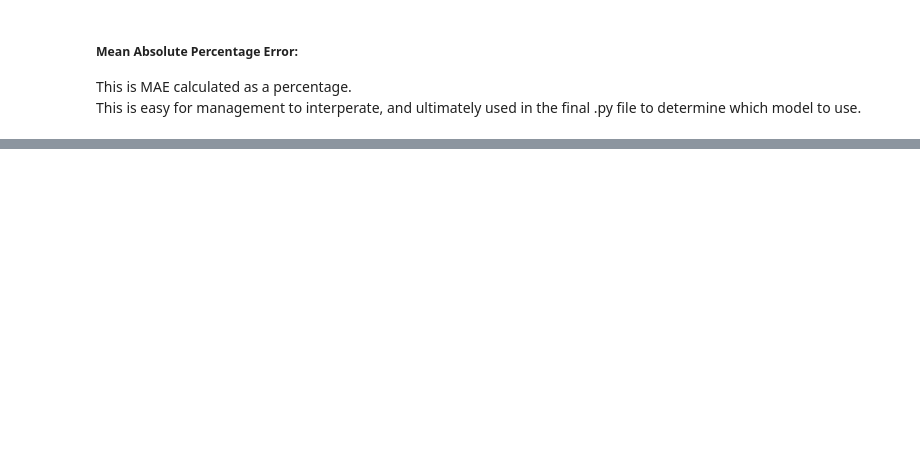
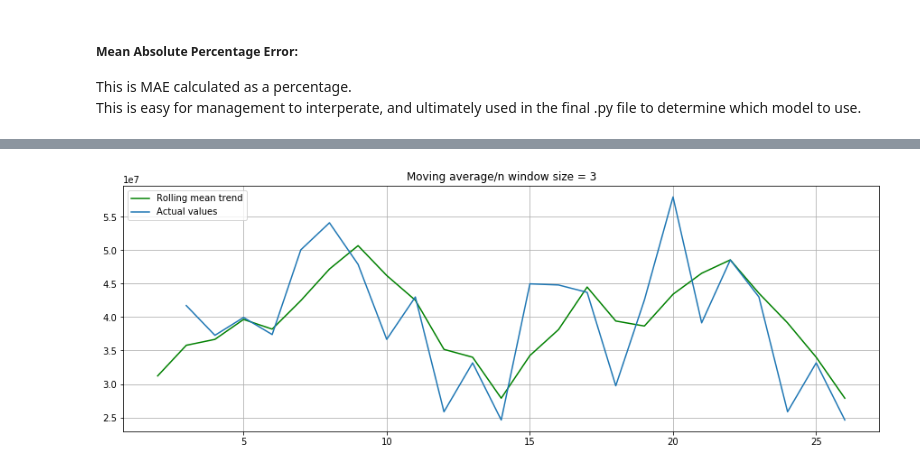
Before and after one commit to Jakefrda/Data_Science_Projects, a Jupyter notebook: TimeSeries_Finance/TimeSeries_Exploration.ipynb, the cells around one changed output, grey strips where cells are left out. Drawn from its saved outputs; the diff is of its cells as text; code cells hidden in the pictures; blank space fills up the shorter version.

```diff
--- a/TimeSeries_Finance/TimeSeries_Exploration.ipynb
+++ b/TimeSeries_Finance/TimeSeries_Exploration.ipynb
@@ -107,0 +172,4 @@ Starting with the hypothesis that tomorrow will be the same as today(very unlike
+# %%
+plotMovingAverage(rev_df.Revenue, 3) # Smooth by the previous 3 months(Quarter)
+# %% [output]
+[figure, added]
```
Also changed, not shown: parts of 18 cells of this notebook.
